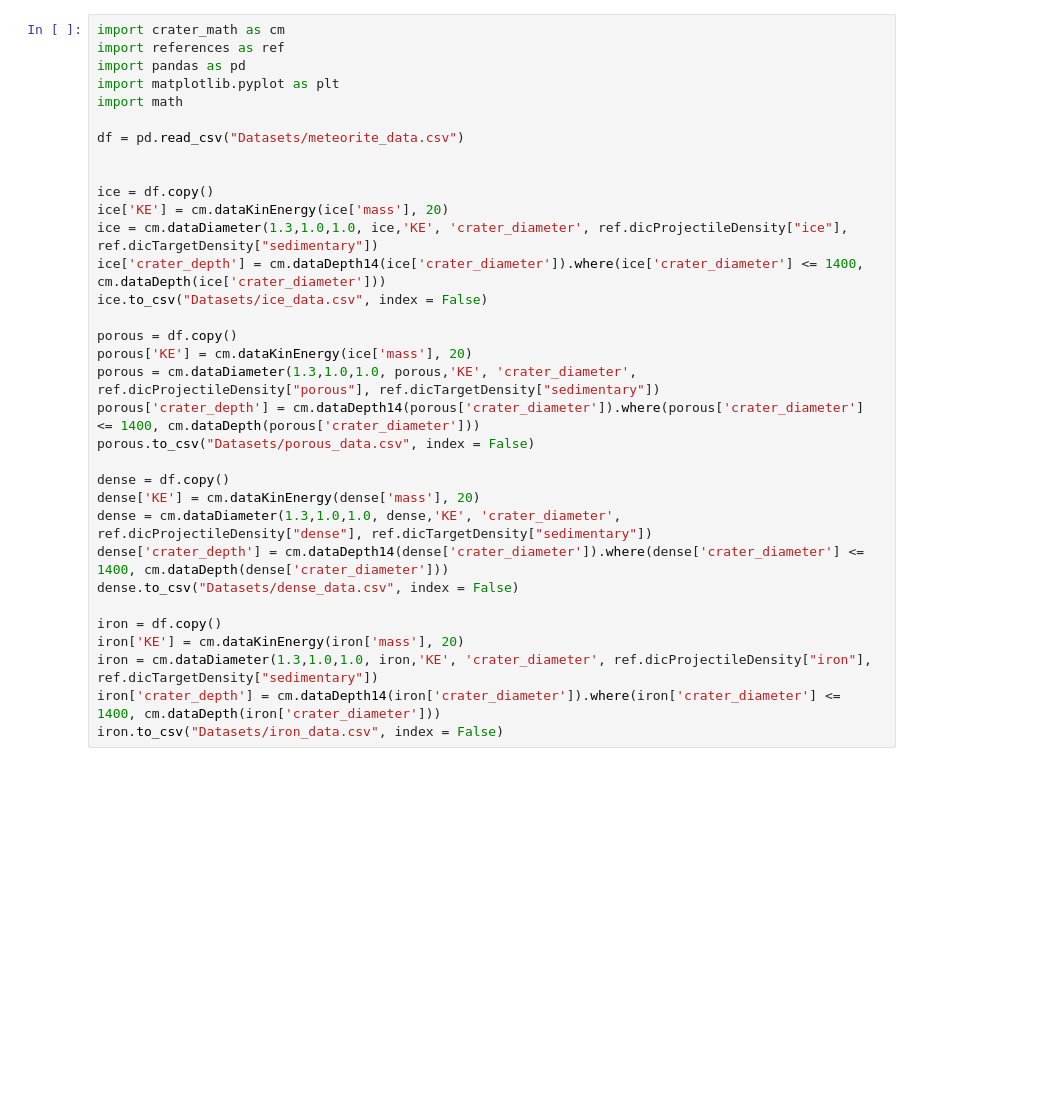
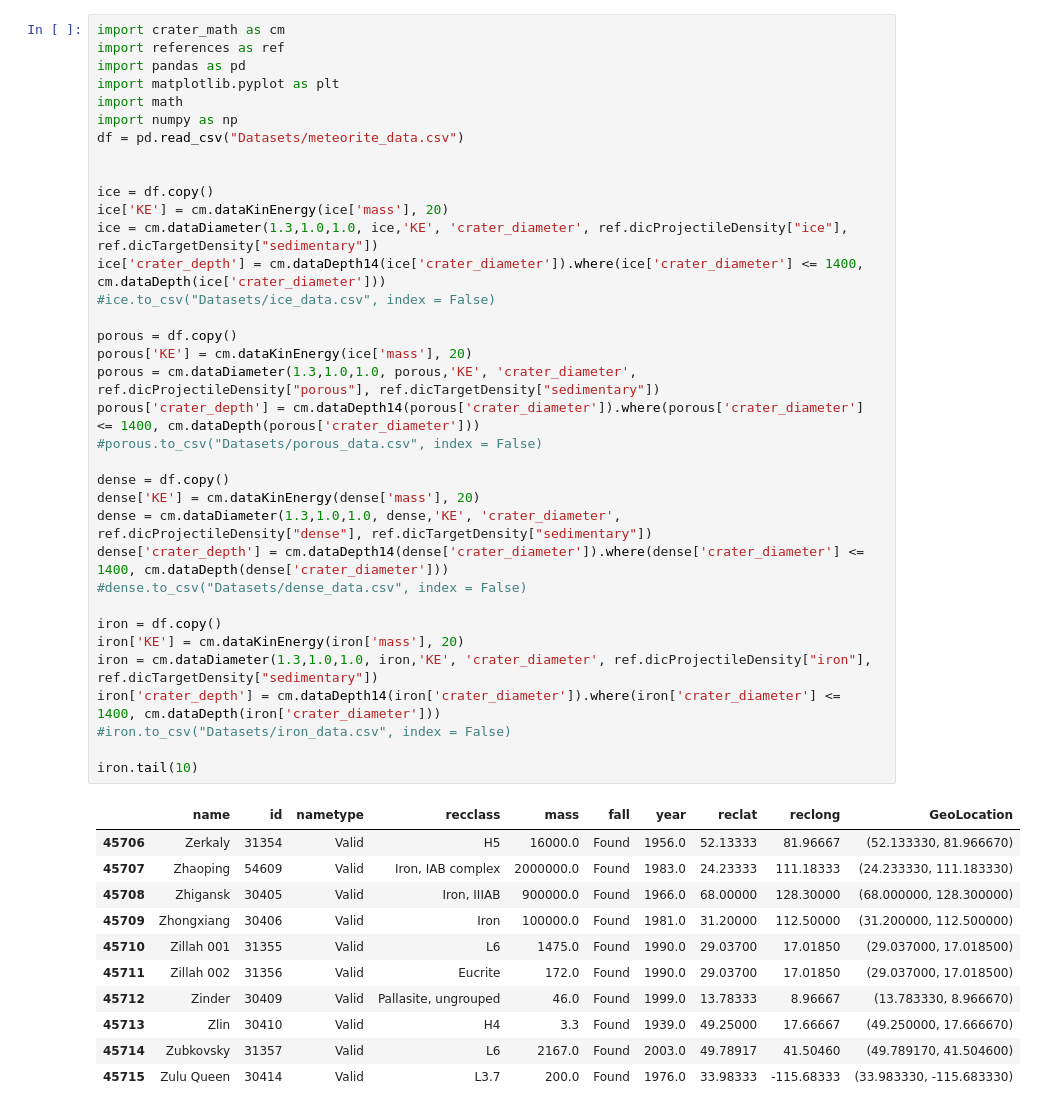
Before and after one commit to ALXScript/CSCI-154-Project, a Jupyter notebook: Files/Dataset Generation.ipynb, the cells around one changed output. Cells and saved outputs as stored; diff of their text form; blank space fills up the shorter version.

```diff
--- a/Files/Dataset Generation.ipynb
+++ b/Files/Dataset Generation.ipynb
@@ -1,33 +1,47 @@
 # %%
 import crater_math as cm
 import references as ref
 import pandas as pd
 import matplotlib.pyplot as plt
 import math
-
+import numpy as np
 df = pd.read_csv("Datasets/meteorite_data.csv")
 
 
 ice = df.copy()
 ice['KE'] = cm.dataKinEnergy(ice['mass'], 20)
 ice = cm.dataDiameter(1.3,1.0,1.0, ice,'KE', 'crater_diameter', ref.dicProjectileDensity["ice"], ref.dicTargetDensity["sedimentary"])
 ice['crater_depth'] = cm.dataDepth14(ice['crater_diameter']).where(ice['crater_diameter'] <= 1400, cm.dataDepth(ice['crater_diameter']))
-ice.to_csv("Datasets/ice_data.csv", index = False)
+#ice.to_csv("Datasets/ice_data.csv", index = False)
 
 porous = df.copy()
 porous['KE'] = cm.dataKinEnergy(ice['mass'], 20)
 porous = cm.dataDiameter(1.3,1.0,1.0, porous,'KE', 'crater_diameter', ref.dicProjectileDensity["porous"], ref.dicTargetDensity["sedimentary"])
 porous['crater_depth'] = cm.dataDepth14(porous['crater_diameter']).where(porous['crater_diameter'] <= 1400, cm.dataDepth(porous['crater_diameter']))
-porous.to_csv("Datasets/porous_data.csv", index = False)
+#porous.to_csv("Datasets/porous_data.csv", index = False)
 
 dense = df.copy()
 dense['KE'] = cm.dataKinEnergy(dense['mass'], 20)
 dense = cm.dataDiameter(1.3,1.0,1.0, dense,'KE', 'crater_diameter', ref.dicProjectileDensity["dense"], ref.dicTargetDensity["sedimentary"])
 dense['crater_depth'] = cm.dataDepth14(dense['crater_diameter']).where(dense['crater_diameter'] <= 1400, cm.dataDepth(dense['crater_diameter']))
-dense.to_csv("Datasets/dense_data.csv", index = False)
+#dense.to_csv("Datasets/dense_data.csv", index = False)
 
 iron = df.copy()
 iron['KE'] = cm.dataKinEnergy(iron['mass'], 20)
 iron = cm.dataDiameter(1.3,1.0,1.0, iron,'KE', 'crater_diameter', ref.dicProjectileDensity["iron"], ref.dicTargetDensity["sedimentary"])
 iron['crater_depth'] = cm.dataDepth14(iron['crater_diameter']).where(iron['crater_diameter'] <= 1400, cm.dataDepth(iron['crater_diameter']))
-iron.to_csv("Datasets/iron_data.csv", index = False)
+#iron.to_csv("Datasets/iron_data.csv", index = False)
+
+iron.tail(10)
+# %% [output]
+|  | name | id | nametype | recclass | mass | fall | year | reclat | reclong | GeoLocation |
+| 45706 | Zerkaly | 31354 | Valid | H5 | 16000.0 | Found | 1956.0 | 52.13333 | 81.96667 | (52.133330, 81.966670) |
+| 45707 | Zhaoping | 54609 | Valid | Iron, IAB complex | 2000000.0 | Found | 1983.0 | 24.23333 | 111.18333 | (24.233330, 111.183330) |
+| 45708 | Zhigansk | 30405 | Valid | Iron, IIIAB | 900000.0 | Found | 1966.0 | 68.00000 | 128.30000 | (68.000000, 128.300000) |
+| 45709 | Zhongxiang | 30406 | Valid | Iron | 100000.0 | Found | 1981.0 | 31.20000 | 112.50000 | (31.200000, 112.500000) |
+| 45710 | Zillah 001 | 31355 | Valid | L6 | 1475.0 | Found | 1990.0 | 29.03700 | 17.01850 | (29.037000, 17.018500) |
+| 45711 | Zillah 002 | 31356 | Valid | Eucrite | 172.0 | Found | 1990.0 | 29.03700 | 17.01850 | (29.037000, 17.018500) |
+| 45712 | Zinder | 30409 | Valid | Pallasite, ungrouped | 46.0 | Found | 1999.0 | 13.78333 | 8.96667 | (13.783330, 8.966670) |
+| 45713 | Zlin | 30410 | Valid | H4 | 3.3 | Found | 1939.0 | 49.25000 | 17.66667 | (49.250000, 17.666670) |
+| 45714 | Zubkovsky | 31357 | Valid | L6 | 2167.0 | Found | 2003.0 | 49.78917 | 41.50460 | (49.789170, 41.504600) |
+| 45715 | Zulu Queen | 30414 | Valid | L3.7 | 200.0 | Found | 1976.0 | 33.98333 | -115.68333 | (33.983330, -115.683330) |
```
Also changed, not shown: parts of 2 cells of this notebook, 3 other files.
